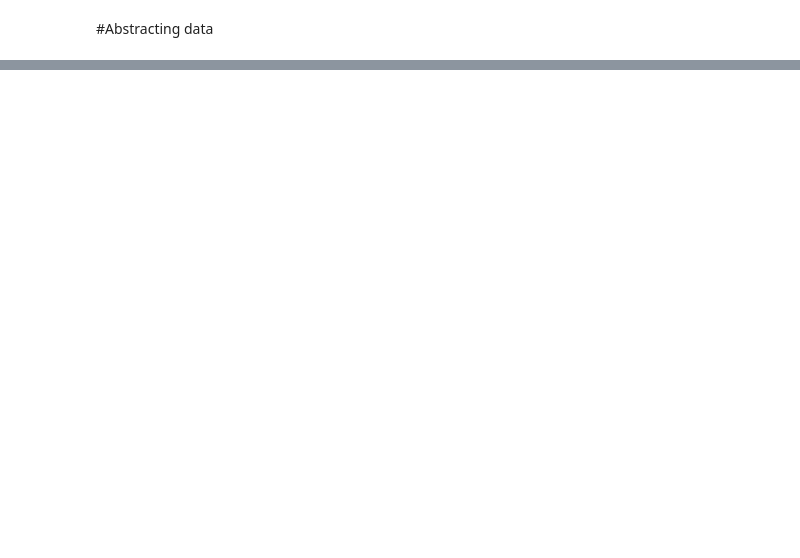
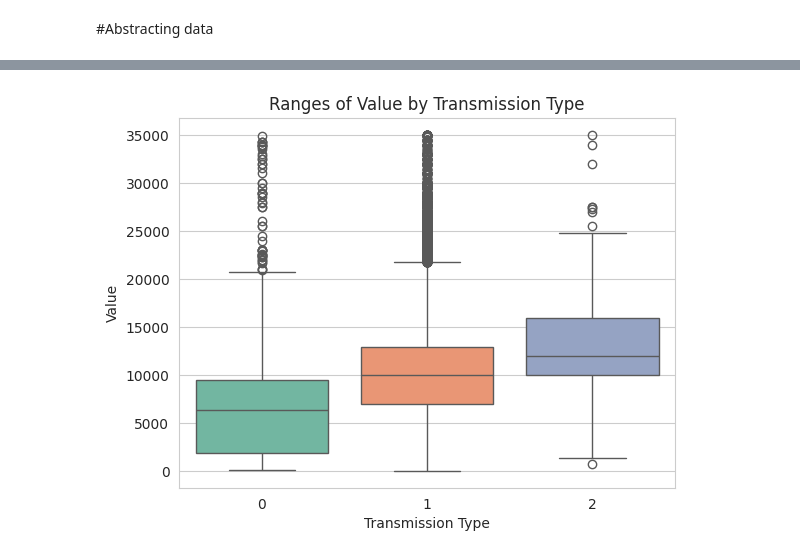
Before and after one commit to kacp-i/BCU-Work, a Jupyter notebook: Y2 S1 CMP-5367 Artificial Intelligence and Machine Learning/Assesment/AI_dataset_stuff.ipynb, the cells around one changed output, grey strips where cells are left out. Drawn from its saved outputs; the diff is of its cells as text; code cells hidden in the pictures; blank space fills up the shorter version.

```diff
--- a/Y2 S1 CMP-5367 Artificial Intelligence and Machine Learning/Assesment/AI_dataset_stuff.ipynb
+++ b/Y2 S1 CMP-5367 Artificial Intelligence and Machine Learning/Assesment/AI_dataset_stuff.ipynb
@@ -360,0 +591,12 @@ Index(['artistCount', 'releaseYear', 'releaseMonth', 'BPM', 'danceability%',
+# %%
+# renaming columns to make it more meaningful
+ds.rename(columns = {'price' : 'Value',
+                     'mileage' : 'Mileage',
+                     'power' : 'Power',
+                     'makeEncoded' : 'Make',
+                     'month' : 'Month',
+                     'year' : 'Year',
+                     'fuelEncoded' : 'Fuel Type',
+                     'gearEncoded' : 'Transmission Type',
+                     'offerEncoded' : 'State of Vehicle'},
+          inplace=True)
@@ -360,0 +657,3 @@ Index(['artistCount', 'releaseYear', 'releaseMonth', 'BPM', 'danceability%',
+# %%
+# applying the threshold to the dataset
+adaptedSet = ds[ds['Power'] < 250]
@@ -360,0 +693,3 @@ Index(['artistCount', 'releaseYear', 'releaseMonth', 'BPM', 'danceability%',
+# %%
+# applying the threshold to the dataset
+adaptedSet = adaptedSet[adaptedSet['Value'] < 35000]
@@ -360,0 +729,3 @@ Index(['artistCount', 'releaseYear', 'releaseMonth', 'BPM', 'danceability%',
+# %%
+# applying the threshold to the dataset
+adaptedSet = adaptedSet[adaptedSet['Mileage'] < 50000]
@@ -360,0 +754,6 @@ Index(['artistCount', 'releaseYear', 'releaseMonth', 'BPM', 'danceability%',
+# %%
+sns.boxplot(data = adaptedSet, x = 'Transmission Type', y = 'Value', palette = "Set2")
+plt.title('Ranges of Value by Transmission Type')
+plt.show()
+# %% [output]
+[figure, added]
```
Also changed, not shown: parts of 135 cells of this notebook.
